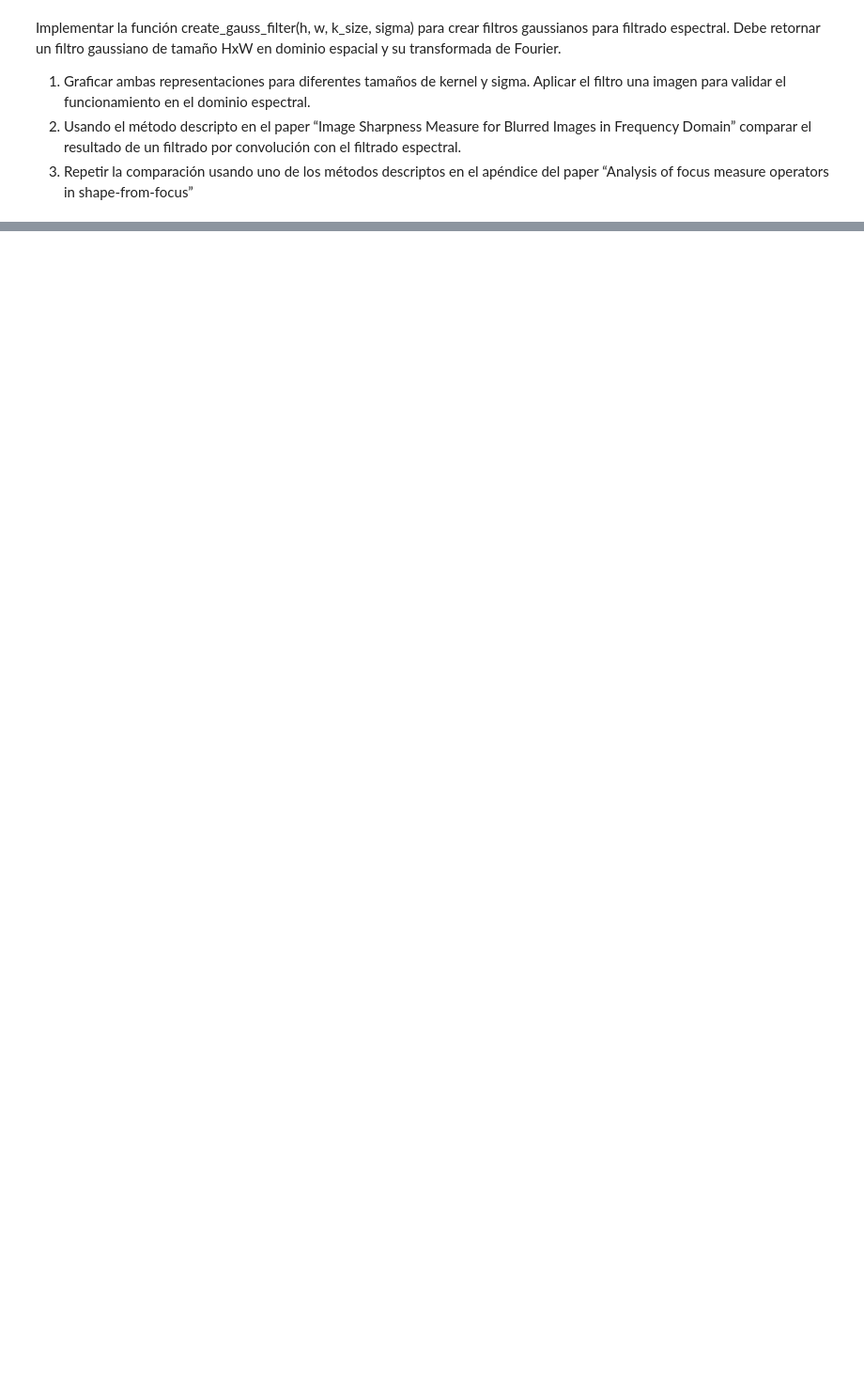
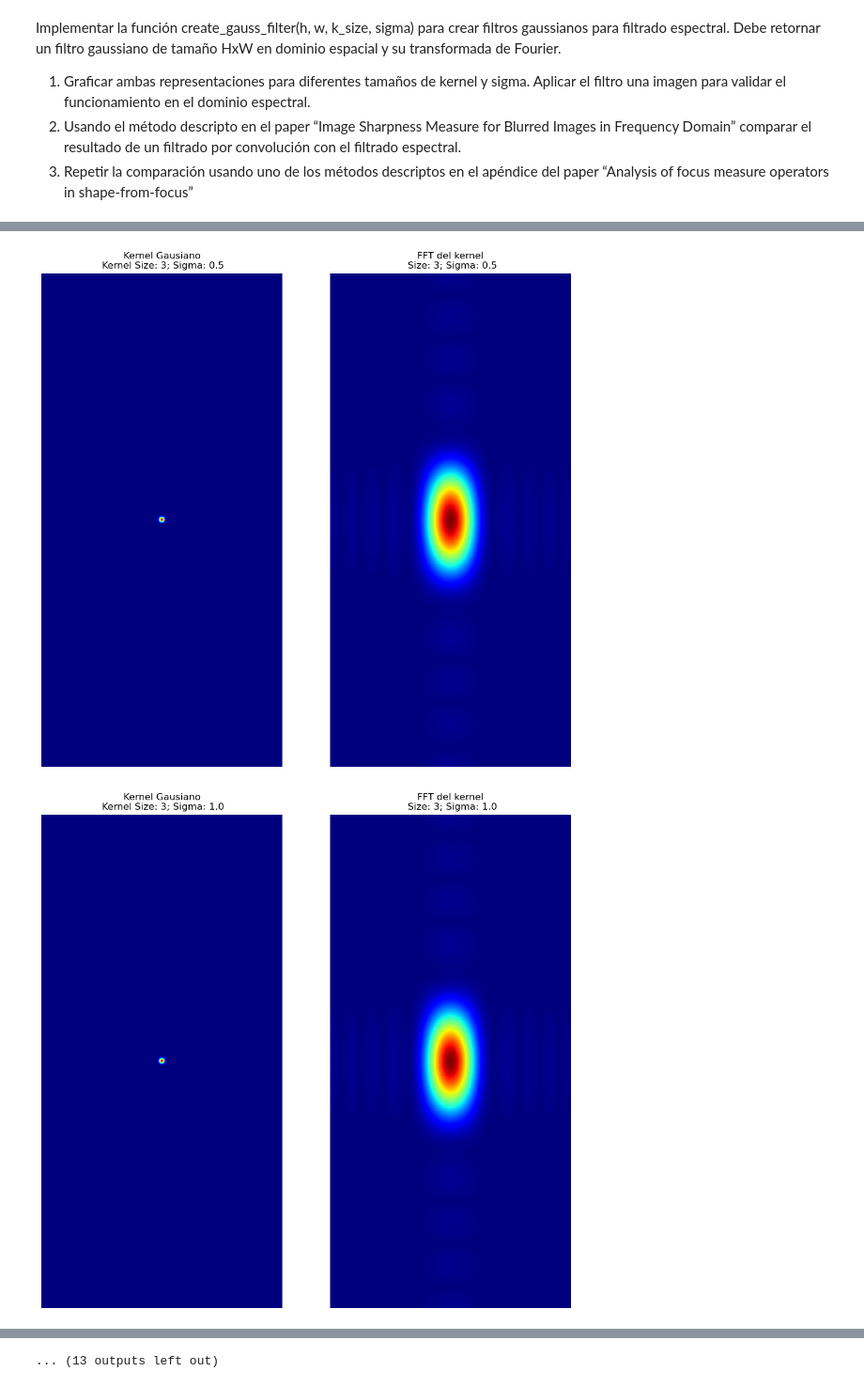
Before and after one commit to juanpsch/vision_computadora_I, a Jupyter notebook: Material_TPs/TP2/TP2.ipynb, the cells around one changed output, grey strips where cells are left out. Shown at 94% size. Drawn from its saved outputs; the diff is of its cells as text; code cells hidden in the pictures; blank space fills up the shorter version.

```diff
--- a/Material_TPs/TP2/TP2.ipynb
+++ b/Material_TPs/TP2/TP2.ipynb
@@ -46,0 +85,29 @@ array([[0.07511361, 0.1238414 , 0.07511361],
+# %%
+kernels = []
+kernels_tf = []
+
+for i, size in enumerate(sizes):
+    for j, sigma in enumerate(sigmas):
+        kernel, kernel_tf = create_gauss_filter(h, w, k_size=size, sigma=sigma)
+        kernels.append(kernel)
+        kernels_tf.append(kernel_tf)
+kernels = np.array(kernels).reshape(5,-1,h,w)
+kernels_tf = np.array(kernels).reshape(5,-1,h,w)
+# %%
+for i, size in enumerate(sizes):
+    for j, sigma in enumerate(sigmas):
+        plt.figure(figsize=(12,12))
+        plt.subplot(1,2,1)
+        plt.axis('off')
+        plt.title("Kernel Gausiano\n Kernel Size: {}; Sigma: {}".format(size, sigma))
+        plt.imshow(kernel, cmap='jet')
+        plt.subplot(1,2,2)
+        plt.axis('off')
+        plt.title("FFT del kernel\n Size: {}; Sigma: {}".format(size, sigma))
+        tf_shifted = np.fft.fftshift(kernel_tf)
+        plt.imshow(np.abs(tf_shifted), cmap='jet')
+
+        cv.waitKey(0)
+# %% [output]
+[figure, added]
+[figure, added]
@@ -46,0 +124 @@ array([[0.07511361, 0.1238414 , 0.07511361],
+... (13 outputs left out)
```
Also changed, not shown: parts of 13 cells of this notebook, 2 other files.
